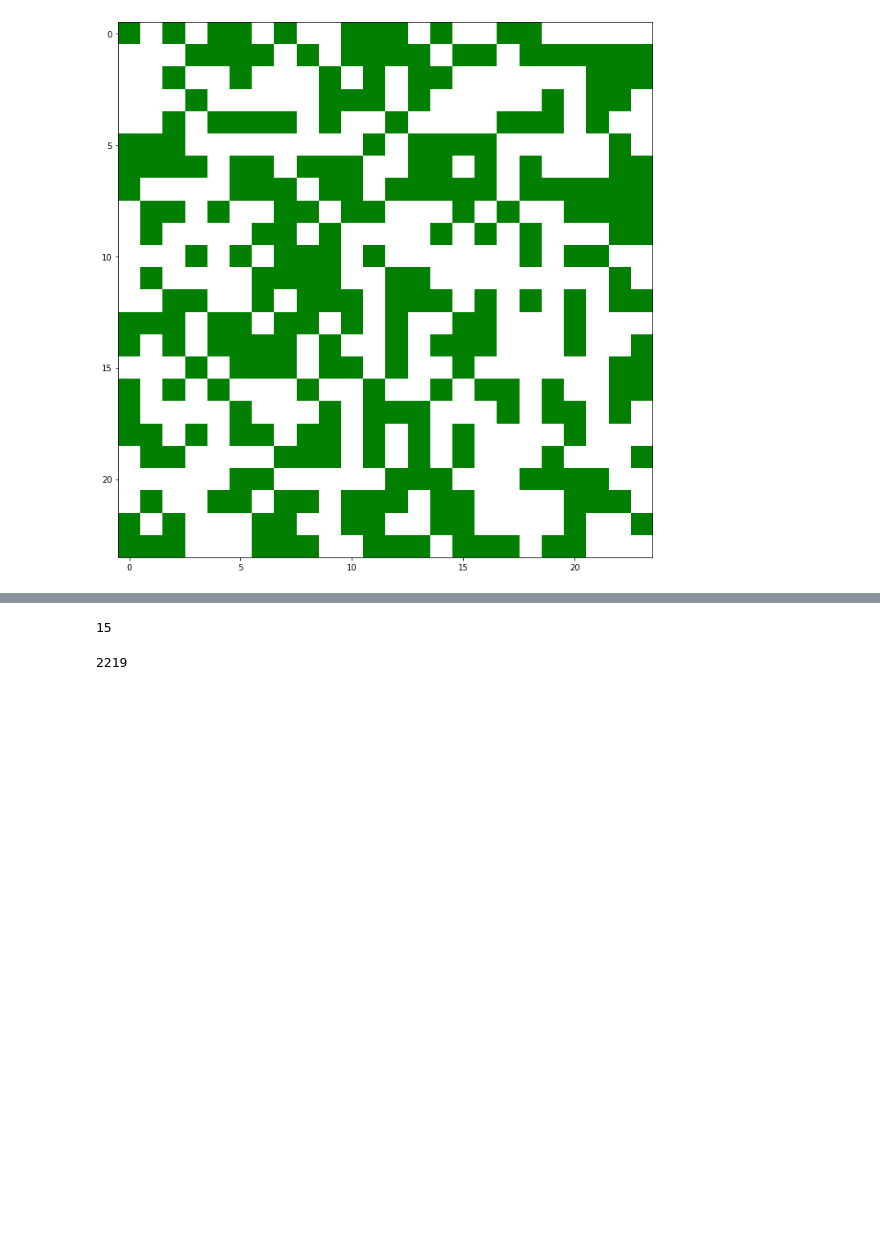
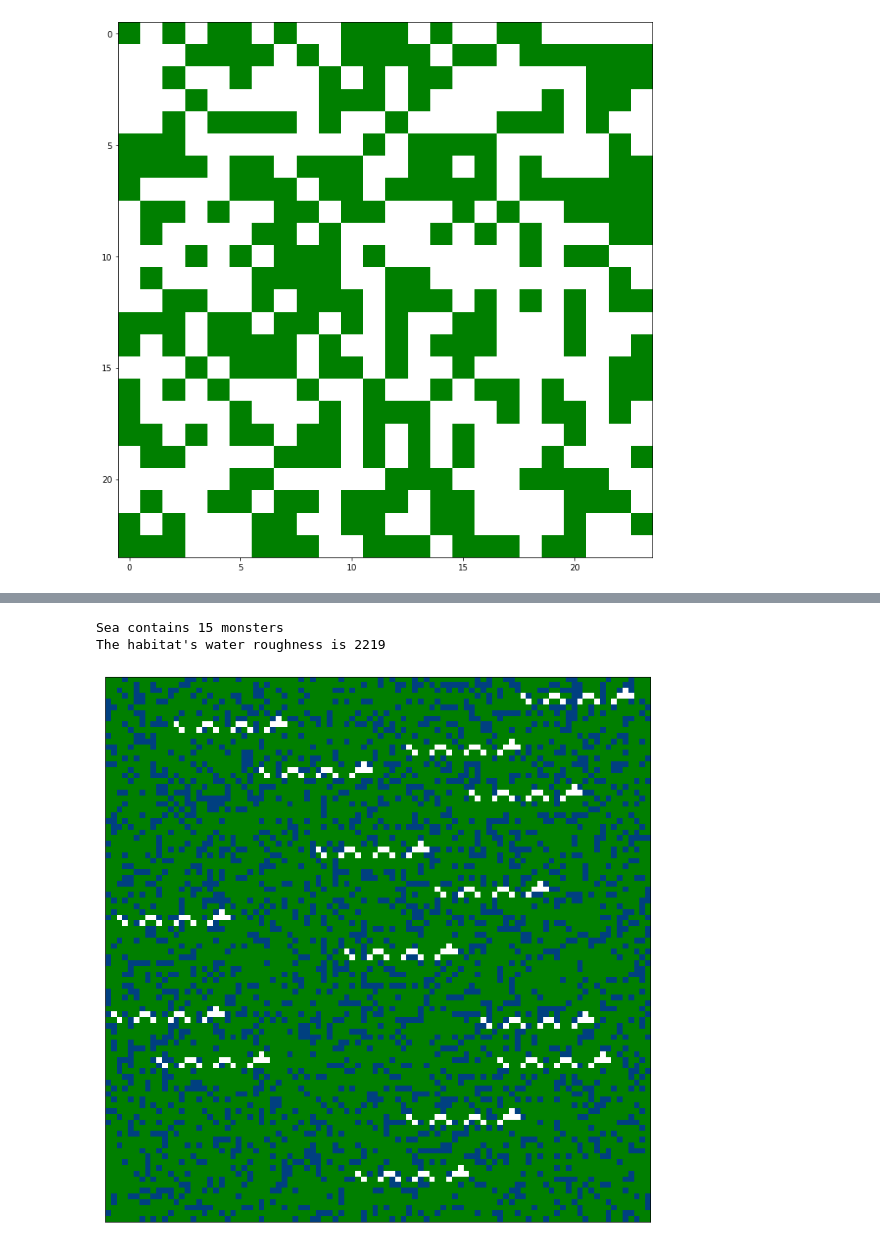
Before and after one commit to marcodelmastro/AdventOfCode2020, a Jupyter notebook: Day 20.ipynb, the cells around one changed output, grey strips where cells are left out. Cells and saved outputs as stored; diff of their text form; code cells hidden in the pictures; blank space fills up the shorter version.

```diff
--- a/Day 20.ipynb
+++ b/Day 20.ipynb
@@ -392,6 +397,8 @@ print(sum(sum(seamonster)))
 (3, 20)
 15
 # %%
+h,l = np.shape(seamonster)
+
 def isSeaMonster(searegion,seamonster):
     _sum = 0
     for rr,mm in zip(searegion,seamonster):
@@ -402,7 +409,16 @@ def isSeaMonster(searegion,seamonster):
     else:
         return False
 
-h,l = np.shape(seamonster)
+def addMonster(sea,rr,cc,seamonster):
+    rm = 0
+    for r in range(rr,rr+h):
+        cm = 0
+        for c in range(cc,cc+l):
+            sea[r][c] += seamonster[rm][cm]
+            cm += 1
+        rm +=1
+
+sea_w_monsters = deepcopy(sea)
 
 _sea = deepcopy(sea)
 
@@ -414,10 +430,14 @@ for _ in range(4):
             searegion = sea[r:r+h,c:c+l]
             if isSeaMonster(searegion,seamonster):
                 monstercount+=1
+                addMonster(sea_w_monsters,r,c,seamonster)
     sea = np.rot90(sea)
+    sea_w_monsters = np.rot90(sea_w_monsters)
 
 sea = deepcopy(_sea)
 sea = np.fliplr(sea)
+
+sea_w_monsters = np.fliplr(sea_w_monsters)
 
 for _ in range(4):
     for r in range(0,len(sea[0])-h+1):
@@ -425,7 +445,11 @@ for _ in range(4):
             searegion = sea[r:r+h,c:c+l]
             if isSeaMonster(searegion,seamonster):
                 monstercount+=1
+                addMonster(sea_w_monsters,r,c,seamonster)
     sea = np.rot90(sea)
+    sea_w_monsters = np.rot90(sea_w_monsters)
+
+# The lines below testing more flipping configurations are redundant, if used I get 2x monsters
 
 #sea = deepcopy(_sea)
 #sea = np.flipud(sea)
@@ -452,10 +476,16 @@ for _ in range(4):
 #        plt.imshow(searegion,cmap=plt.cm.ocean)
 #        plt.show()
 
-print(monstercount)
+print("Sea contains",monstercount,"monsters")
+print("The habitat's water roughness is",sum(sum(sea))-monstercount*sum(sum(seamonster)))
 # %% [output]
-15
+Sea contains 15 monsters
+The habitat's water roughness is 2219
-# %%
-sum(sum(sea))-monstercount*sum(sum(seamonster))
-# %% [output]
-2219
+# %%
+plt.figure(figsize=(12,12))
+f = plt.imshow(sea_w_monsters,cmap=plt.cm.ocean)
+f.axes.get_xaxis().set_visible(False)
+f.axes.get_yaxis().set_visible(False)
+plt.show()
+# %% [output]
+[figure, added]
```
Also changed, not shown: parts of 2 cells of this notebook, 4 other files.
